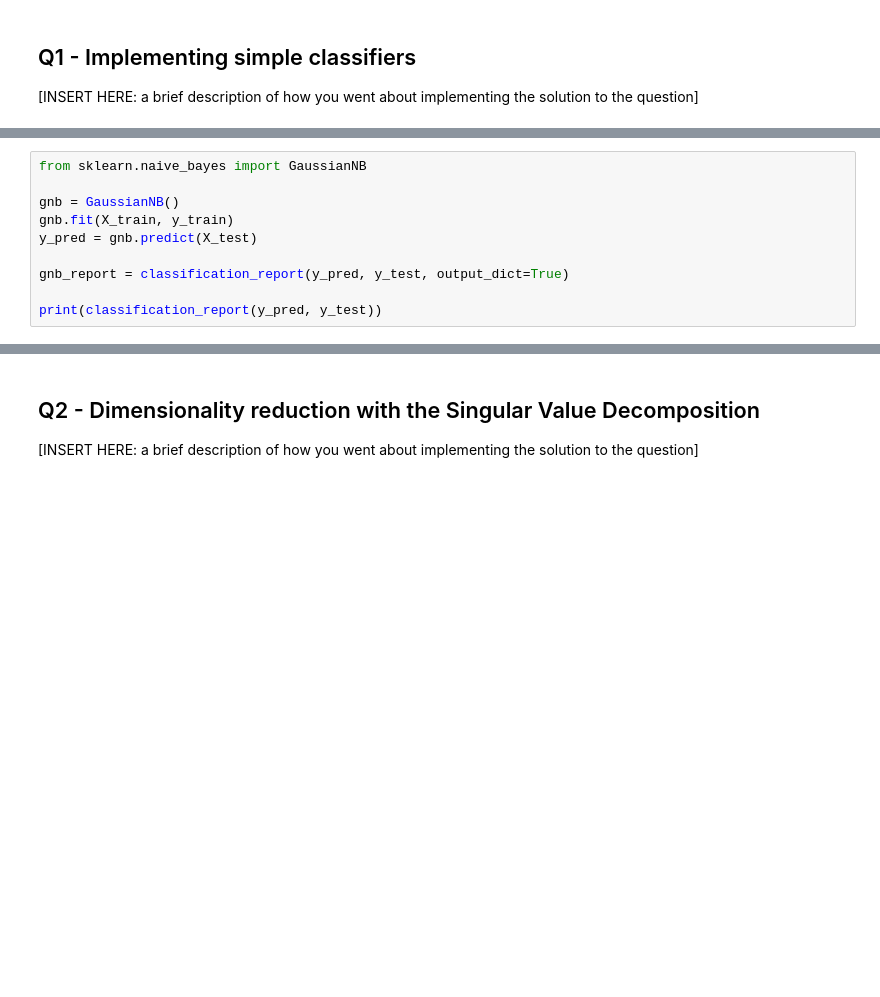
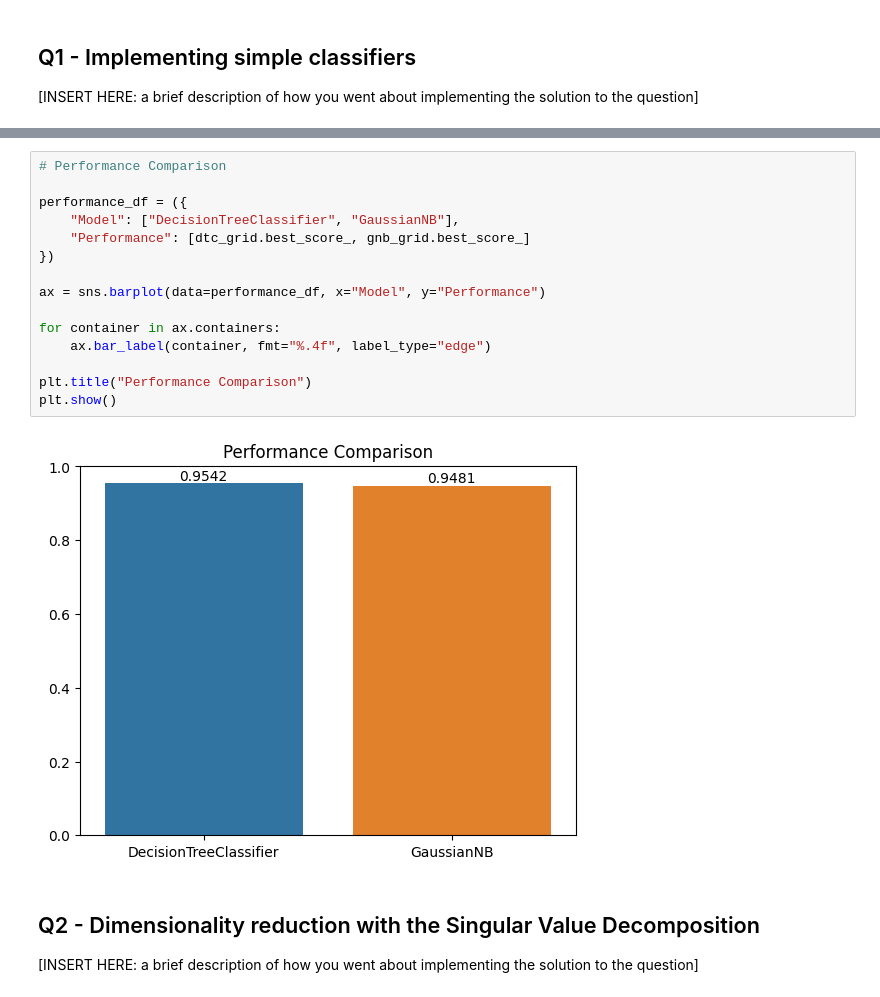
Before and after one commit to Willnguyen02/CS235F25_Course_Project, a Jupyter notebook: [CS235F25]_Course_Project.ipynb, the cells around one changed output, grey strips where cells are left out. Cells and saved outputs as stored; diff of their text form; blank space fills up the shorter version.

```diff
--- a/[CS235F25]_Course_Project.ipynb
+++ b/[CS235F25]_Course_Project.ipynb
@@ -156,10 +160,0 @@ Best Parameters: {'criterion': 'gini', 'max_depth': 1, 'min_samples_split': 2}
-# %%
-from sklearn.naive_bayes import GaussianNB
-
-gnb = GaussianNB()
-gnb.fit(X_train, y_train)
-y_pred = gnb.predict(X_test)
-
-gnb_report = classification_report(y_pred, y_test, output_dict=True)
-
-print(classification_report(y_pred, y_test))
@@ -177,3 +215,20 @@ weighted avg       0.98      0.97      0.97       114
+# %%
+# Performance Comparison
+
+performance_df = ({
+    "Model": ["DecisionTreeClassifier", "GaussianNB"],
+    "Performance": [dtc_grid.best_score_, gnb_grid.best_score_]
+})
+
+ax = sns.barplot(data=performance_df, x="Model", y="Performance")
+
+for container in ax.containers:
+    ax.bar_label(container, fmt="%.4f", label_type="edge")
+
+plt.title("Performance Comparison")
+plt.show()
+# %% [output]
+[figure, added]
 # %% [markdown]
 ## Q2 - Dimensionality reduction with the Singular Value Decomposition
 
```
Also changed, not shown: parts of 13 cells of this notebook.
